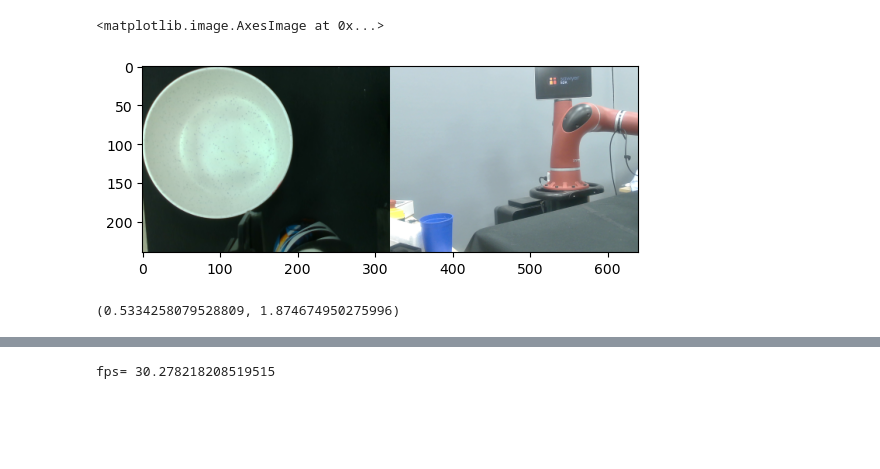
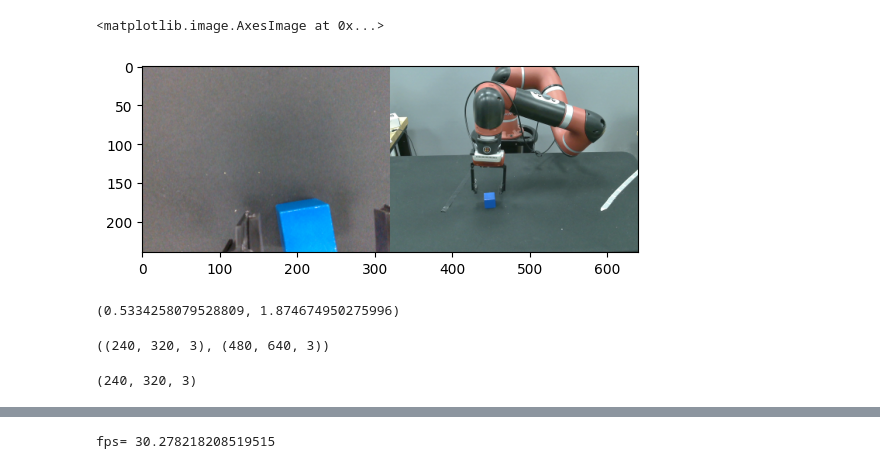
Before and after one commit to kevinpowell/sawyer_robot_ros2, a Jupyter notebook: src/teleop_script/cameras2.ipynb, the cells around one changed output, grey strips where cells are left out. Saved outputs shown, nothing was run; the diff lists cells and outputs as text; code cells hidden in the pictures; blank space fills up the shorter version.

```diff
--- a/src/teleop_script/cameras2.ipynb
+++ b/src/teleop_script/cameras2.ipynb
@@ -33,19 +38,27 @@ Streaming Camera W2G: Streaming (usb-0000:00:14.0-3.1):
 # %%
 cam_wrist=MyRealSense()
-cam_front=CVCamera(0)
+cam_front=CVCamera(2)
 # %%
 st=time.time()
 image_wrist=cam_wrist.get_current_frame()
-image_front=cam_front.get_current_frame()
+image_front=cam_front.get_current_frame(scale=0.5)
 image=np.concatenate([image_wrist, image_front], axis=1)
 dt=time.time()-st
 
 image= cv2.cvtColor(image, cv2.COLOR_RGB2BGR)
 plt.imshow(image)
 # %% [output]
 <matplotlib.image.AxesImage at 0x...>
-[figure, old version]
+[figure, new version]
 # %%
 dt, 1/dt
 # %% [output]
 (0.5334258079528809, 1.874674950275996)
+# %%
+image_wrist.shape, image_front.shape
+# %% [output]
+((240, 320, 3), (480, 640, 3))
+# %%
+image_wrist.shape
+# %% [output]
+(240, 320, 3)
```
Also changed, not shown: parts of 3 cells of this notebook, 10 other files.
